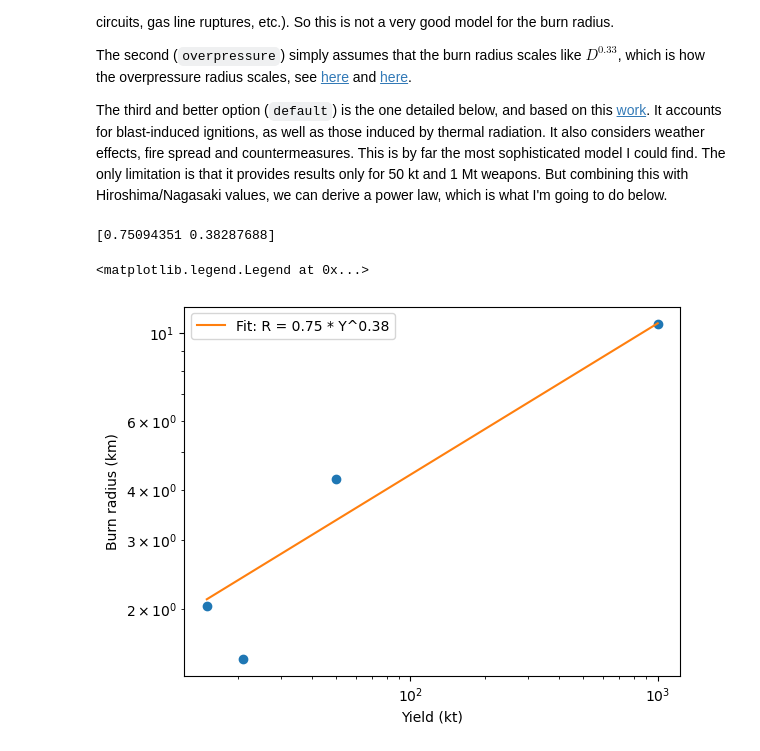
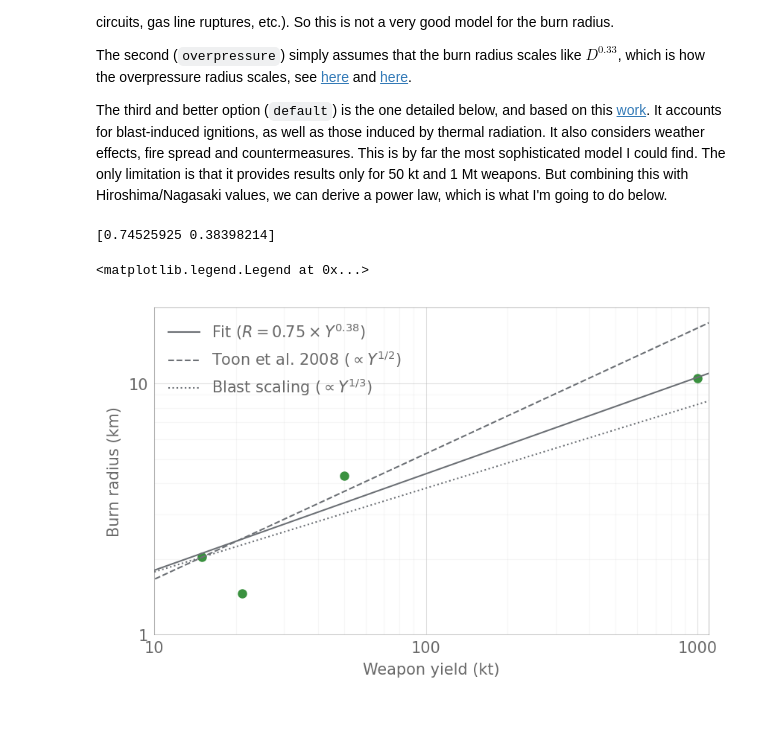
Before and after one commit to allfed/Population-Loss-NW, a Jupyter notebook: scripts/burn-radius-scaling.ipynb, the cells around one changed output. Saved outputs shown, nothing was run; the diff lists cells and outputs as text; code cells hidden in the pictures; blank space fills up the shorter version.

Commit message:
publication quality figure for yield scaling

```diff
--- a/scripts/burn-radius-scaling.ipynb
+++ b/scripts/burn-radius-scaling.ipynb
@@ -12,6 +12,8 @@ The third and better option (`default`) is the one detailed below, and based on
 import matplotlib.pyplot as plt
 import numpy as np
 from scipy.optimize import curve_fit
+
+plt.style.use("https://raw.githubusercontent.com/allfed/ALLFED-matplotlib-style-sheet/main/ALLFED.mplstyle")
 # %%
 Y = []
 R = []
@@ -22,7 +24,7 @@ R.append(np.sqrt(13 / np.pi))
 
 # Nagasaki
 Y.append(21)
-R.append(np.sqrt(7 / np.pi))
+R.append(np.sqrt(6.7 / np.pi))
 
 # 50 kt according to Brode [Fig 26] (I use the mean value and the 50% probability points,
 # this neglects what burns further out, but assume complete burn between the 100%
@@ -35,28 +37,55 @@ Y.append(1000)
 R.append(6.53*1.609)
 # %%
 plt.close(1)
-plt.figure(1)
-plt.loglog(Y, R, 'o')
+plt.figure(1, figsize=(6.4, 3.8))
+plt.loglog(Y, R, "o")
+
 
 # Define power law function
 def power_law(x, a, b):
     return a * np.power(x, b)
+
 
 # Fit power law to data
 popt, _ = curve_fit(power_law, Y, R)
 print(popt)
 
 # Generate points for the fitted curve
-Y_fit = np.logspace(np.log10(min(Y)), np.log10(max(Y)), 100)
+Y_fit = np.logspace(np.log10(1), np.log10(2000), 100)
 R_fit = power_law(Y_fit, *popt)
 
 # Plot the fitted curve
-plt.loglog(Y_fit, R_fit, '-', label=f'Fit: R = {popt[0]:.2f} * Y^{popt[1]:.2f}')
+plt.loglog(Y_fit, R_fit, "-", label=f"Fit ($R = {popt[0]:.2f}"+r" \times Y^{0.38}$)", lw=1, c="#6c7075")
+plt.loglog(Y_fit, np.sqrt(13 / np.pi)*np.sqrt(Y_fit/15), "--", label=r"Toon et al. 2008 ($\propto Y^{1/2}$)", lw=1, c="#6c7075")
+plt.loglog(Y_fit, np.sqrt(13 / np.pi)*np.power(Y_fit/15, 0.3333333333), ":", label="Blast scaling ($\propto Y^{1/3}$)", lw=1, c="#6c7075")
 
-plt.xlabel('Yield (kt)')
-plt.ylabel('Burn radius (km)')
-plt.legend()
+plt.grid(True, which="minor", ls="-", alpha=0.1, lw=0.5)
+
+ax = plt.gca()
+ax.xaxis.set_major_formatter(
+    plt.FuncFormatter(
+        lambda val, pos: "{:.1f}".format(val) if val < 1 else "{:.0f}".format(val)
+    )
+)
+ax.yaxis.set_major_formatter(
+    plt.FuncFormatter(
+        lambda val, pos: "{:.1f}".format(val) if val < 1 else "{:.0f}".format(val)
+    )
+)
+
+for spine in ax.spines.values():
+    spine.set_alpha(0.4)
+    spine.set_linewidth(0.5)
+    spine.set_color("dimgrey")
+    spine.set_visible(True)
+
+
+plt.xlim(10, 1100)
+plt.ylim(1, 20)
+plt.xlabel("Weapon yield (kt)")
+plt.ylabel("Burn radius (km)")
+plt.legend(frameon=False)
 # %% [output]
-[0.75094351 0.38287688]
+[0.74525925 0.38398214]
 <matplotlib.legend.Legend at 0x...>
-[figure, old version]
+[figure, new version]
```
